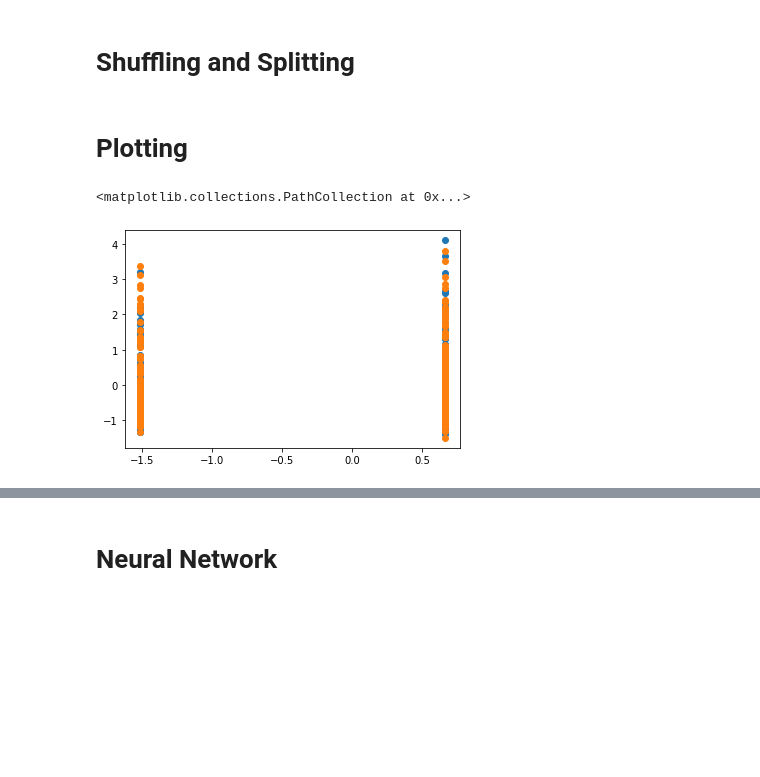
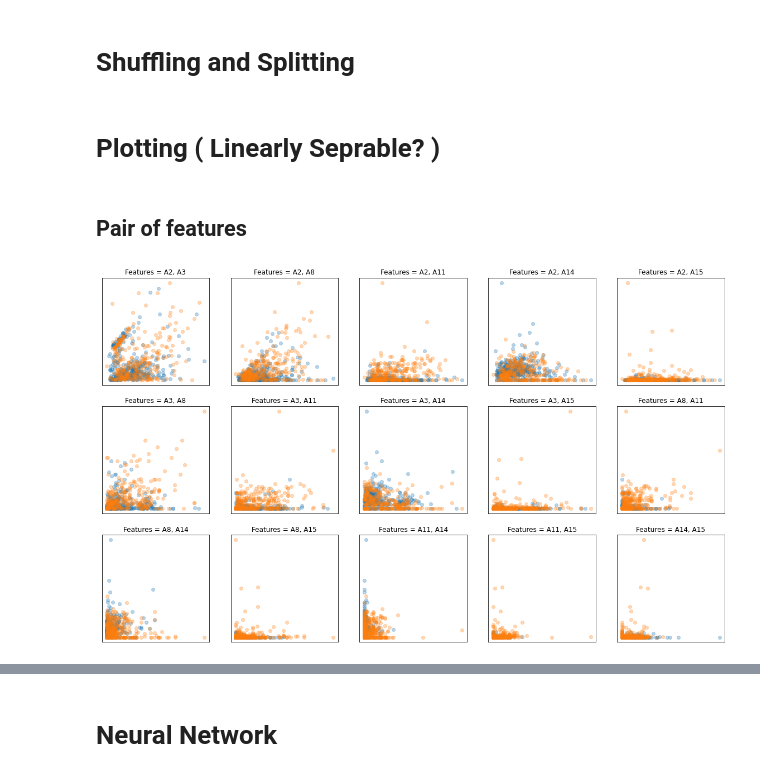
Before and after one commit to AUT-Student/NN-HW1, a Jupyter notebook: NN_HW1.ipynb, the cells around one changed output, grey strips where cells are left out. Drawn from its saved outputs; the diff is of its cells as text; code cells hidden in the pictures; blank space fills up the shorter version.

Commit message:
Checking linearly separable in code

```diff
--- a/NN_HW1.ipynb
+++ b/NN_HW1.ipynb
@@ -108,10 +111,4 @@ Y_valid = valid_data["A16"]
 X_test = test_data[feature_columns]
 Y_test = test_data["A16"]
 # %% [markdown]
-# Plotting
+# Plotting ( Linearly Seprable? )
-# %%
-plt.scatter(data[data["A16"]==1]["A1"], data[data["A16"]==1]["A2"])
-plt.scatter(data[data["A16"]==0]["A1"], data[data["A16"]==0]["A2"])
-# %% [output]
-<matplotlib.collections.PathCollection at 0x...>
-[figure, removed]
@@ -119,0 +115,24 @@ pca = PCA(n_components=2)
+# %% [markdown]
+## Pair of features
+# %%
+features_pair = []
+
+for i, f1 in enumerate(continues_columns):
+  for j, f2 in enumerate(continues_columns):
+    if i < j:
+      features_pair.append([f1, f2])
+
+
+fig, ax = plt.subplots(3, 5)
+
+for i, pair in enumerate(features_pair):
+  ax[int(i/5)][i%5].scatter(data[data["A16"]==1][pair[0]], data[data["A16"]==1][pair[1]], alpha=0.3)
+  ax[int(i/5)][i%5].scatter(data[data["A16"]==0][pair[0]], data[data["A16"]==0][pair[1]], alpha=0.3)
+  ax[int(i/5)][i%5].title.set_text(f"Features = {pair[0]}, {pair[1]}")
+  ax[int(i/5)][i%5].set_xticks([])
+  ax[int(i/5)][i%5].set_yticks([])
+
+fig.set_size_inches(20, 12)
+fig.show()
+# %% [output]
+[figure, added]
```
Also changed, not shown: parts of 13 cells of this notebook.
